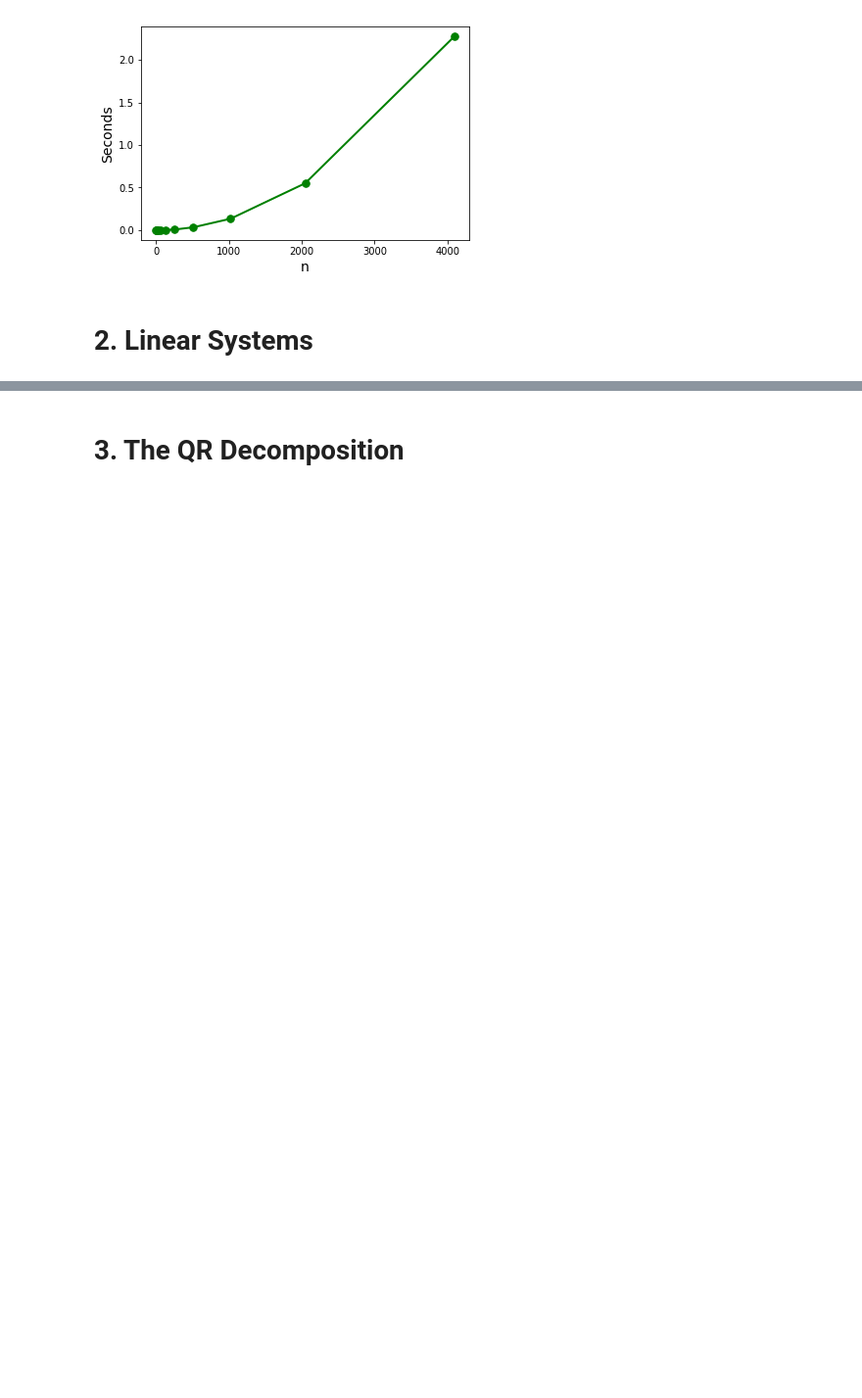
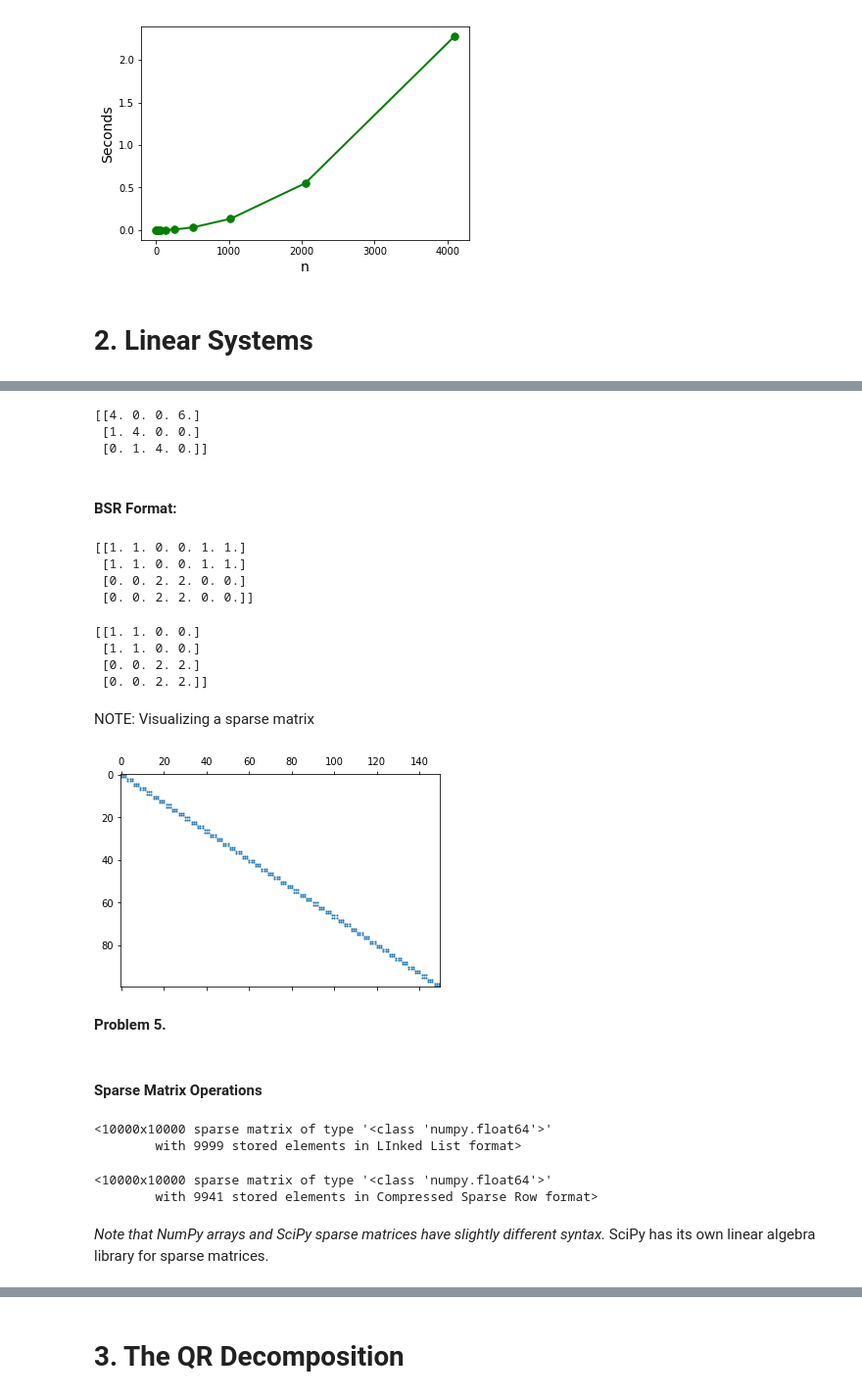
Before and after one commit to davidwhiting/Labs, a Jupyter notebook: Volume1.ipynb, the cells around one changed output, grey strips where cells are left out. Shown at 98% size. Saved outputs shown, nothing was run; the diff lists cells and outputs as text; code cells hidden in the pictures; blank space fills up the shorter version.

Commit message:
Incorporate 02-LinearSystems.py into Volume1

```diff
--- a/Volume1.ipynb
+++ b/Volume1.ipynb
@@ -98,0 +219,65 @@ plt.show()
+# %%
+# Modify a diagonal with the setdiag() method.
+A.setdiag([4,4,4], 0)
+print(A.toarray())
+# %% [output]
+[[4. 0. 0. 6.]
+ [1. 4. 0. 0.]
+ [0. 1. 4. 0.]]
+# %% [markdown]
+#### BSR Format:
+# %%
+# Use sparse.bmat() to create a block matrix. Use 'None' for zero blocks.
+A = sparse.coo_matrix(np.ones((2,2)))
+B = sparse.coo_matrix(np.full((2,2), 2.))
+print(sparse.bmat([[  A , None,  A  ],
+                   [None,  B  , None]],
+                  format='bsr').toarray())
+# %% [output]
+[[1. 1. 0. 0. 1. 1.]
+ [1. 1. 0. 0. 1. 1.]
+ [0. 0. 2. 2. 0. 0.]
+ [0. 0. 2. 2. 0. 0.]]
+# %%
+# Use sparse.block_diag() to construct a block diagonal matrix.
+print(sparse.block_diag((A,B)).toarray())
+# %% [output]
+[[1. 1. 0. 0.]
+ [1. 1. 0. 0.]
+ [0. 0. 2. 2.]
+ [0. 0. 2. 2.]]
+# %% [markdown]
+NOTE: Visualizing a sparse matrix
+# %%
+from matplotlib import pyplot as plt
+
+# Construct and show a matrix with 50 2x3 diagonal blocks.
+B = sparse.coo_matrix([[1,3,5],[7,9,11]])
+A = sparse.block_diag([B]*50)
+plt.spy(A, markersize=1)
+plt.show()
+# %% [output]
+[figure, added]
+# %% [markdown]
+**Problem 5.**
+# %% [markdown]
+#### Sparse Matrix Operations
+# %%
+# Initialize a sparse matrix incrementally as a lil_matrix.
+A = sparse.lil_matrix((10000,10000))
+for k in range(10000):
+    A[np.random.randint(0,9999), np.random.randint(0,9999)] = k
+A
+# %% [output]
+<10000x10000 sparse matrix of type '<class 'numpy.float64'>'
+        with 9999 stored elements in LInked List format>
+# %%
+# Convert A to CSR and CSC formats to compute the matrix product AA.
+Acsr = A.tocsr()
+Acsc = A.tocsc()
+Acsr.dot(Acsc)
+# %% [output]
+<10000x10000 sparse matrix of type '<class 'numpy.float64'>'
+        with 9941 stored elements in Compressed Sparse Row format>
+# %% [markdown]
+_Note that NumPy arrays and SciPy sparse matrices have slightly different syntax._ SciPy has its own linear algebra library for sparse matrices.
```
Also changed, not shown: parts of 29 cells of this notebook, 1 other file.
